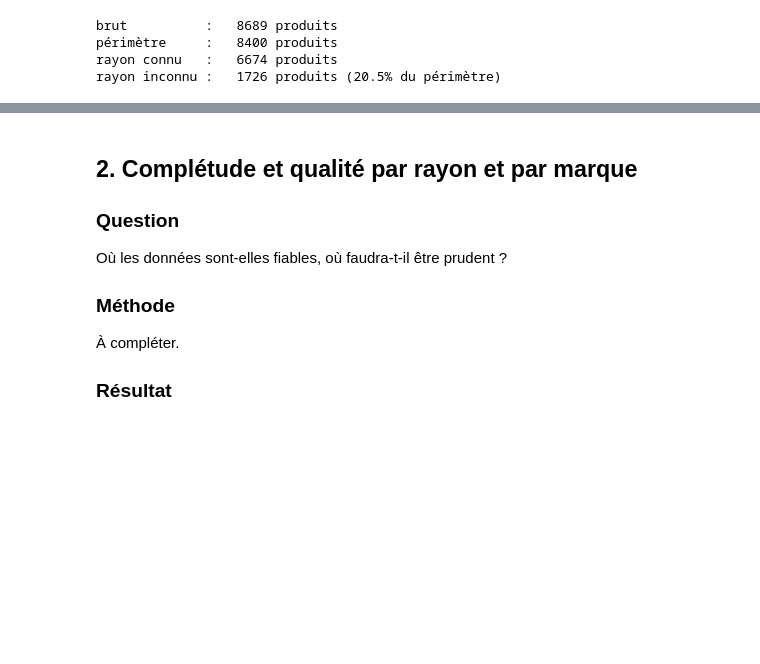
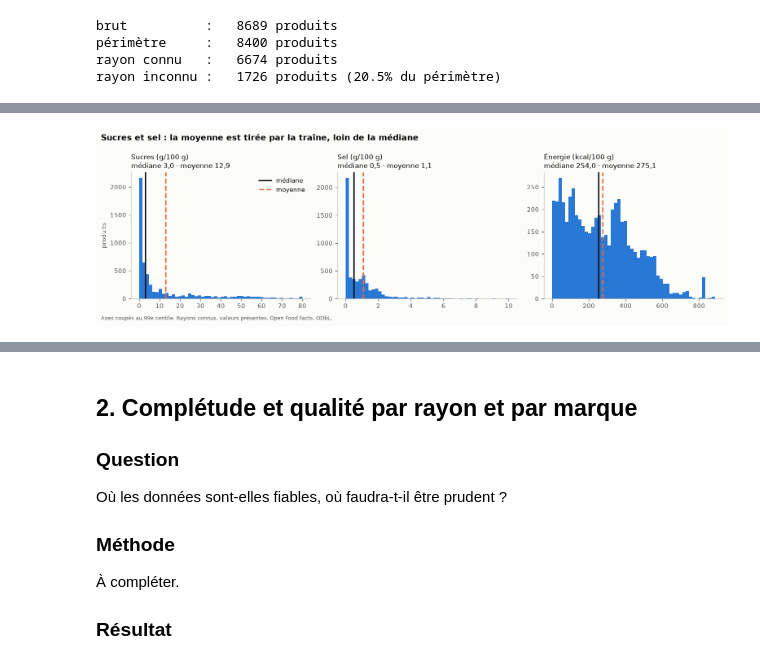
Before and after one commit to SDMM27/NutriScope, a Jupyter notebook: notebooks/eda_reference.ipynb, the cells around one changed output, grey strips where cells are left out. Drawn from its saved outputs; the diff is of its cells as text; code cells hidden in the pictures; blank space fills up the shorter version.

Commit message:
ajoute la section 1 du notebook (distributions par rayon)

```diff
--- a/notebooks/eda_reference.ipynb
+++ b/notebooks/eda_reference.ipynb
@@ -23,12 +23,23 @@ from src import eda_lib
 from src.cleaning import lire_brut
 
 rng = np.random.default_rng(eda_lib.GRAINE)
-FIGURES = RACINE / "docs" / "data" / "figures"
+FIGURES = RACINE / "notebooks" / "figures"
 FIGURES.mkdir(parents=True, exist_ok=True)
+
+# une seule couleur pour les mesures, du gris pour le contexte, une échelle bleu -> rouge pour les grades
+BLEU, ORANGE, GRIS, ENCRE, ENCRE_2 = "#2a78d6", "#eb6834", "#c3c2b7", "#0b0b0b", "#52514e"
+COULEURS_GRADES = {"a": "#184f95", "b": "#6da7ec", "c": "#d6d5cd", "d": "#e66767", "e": "#a81f1f"}
+plt.rcParams.update({
+    "figure.facecolor": "#fcfcfb", "axes.facecolor": "#fcfcfb",
+    "axes.spines.top": False, "axes.spines.right": False, "axes.edgecolor": GRIS,
+    "axes.titlesize": 11, "axes.titleweight": "bold", "axes.titlelocation": "left",
+    "axes.labelcolor": ENCRE_2, "xtick.color": ENCRE_2, "ytick.color": ENCRE_2,
+    "grid.color": "#e1e0d9", "font.size": 9,
+})
 
 
 def figure(fig, nom):
-    """Sauvegarde la figure dans docs/data/figures/ puis affiche le PNG."""
+    """Sauvegarde la figure dans notebooks/figures/ puis affiche le PNG."""
     chemin = FIGURES / f"{nom}.png"
     fig.savefig(chemin, dpi=120, bbox_inches="tight")
     plt.close(fig)
@@ -85,0 +91,6 @@ Que mange-t-on réellement dans le périmètre ?
+# %%
+NUTS = ["sugars_100g", "salt_100g", "energy-kcal_100g"]
+LIBELLES = {"sugars_100g": "Sucres (g/100 g)", "salt_100g": "Sel (g/100 g)", "energy-kcal_100g": "Énergie (kcal/100 g)"}
+
+resume = pd.DataFrame({c: eda_lib.resume_univarie(par_rayon[c]) for c in NUTS}).T
+resume.round(2)
@@ -85,0 +102,19 @@ Que mange-t-on réellement dans le périmètre ?
+# %%
+fig, axes = plt.subplots(1, 3, figsize=(13, 3.8))
+for ax, c in zip(axes, NUTS):
+    x = par_rayon[c].dropna()
+    ax.hist(x[x <= x.quantile(0.99)], bins=50, color=BLEU)
+    ax.axvline(resume.loc[c, "mediane"], color=ENCRE, linewidth=2, label="médiane")
+    ax.axvline(resume.loc[c, "moyenne"], color=ORANGE, linewidth=2, linestyle="--", label="moyenne")
+    titre = f"{LIBELLES[c]}\nmédiane {resume.loc[c, 'mediane']:.1f} · moyenne {resume.loc[c, 'moyenne']:.1f}"
+    ax.set_title(titre.replace(".", ","), fontweight="normal", fontsize=10)
+axes[0].set_ylabel("produits")
+axes[0].legend(frameon=False)
+fig.suptitle("Sucres et sel : la moyenne est tirée par la traîne, loin de la médiane",
+             x=0.01, ha="left", fontsize=12, fontweight="bold")
+fig.text(0.01, -0.02, "Axes coupés au 99e centile. Rayons connus, valeurs présentes. Open Food Facts, ODbL.",
+         color=ENCRE_2, fontsize=8)
+fig.tight_layout()
+figure(fig, "1-histogrammes-nutriments")
+# %% [output]
+[figure, added]
```
Also changed, not shown: parts of 14 cells of this notebook, 4 other files.
